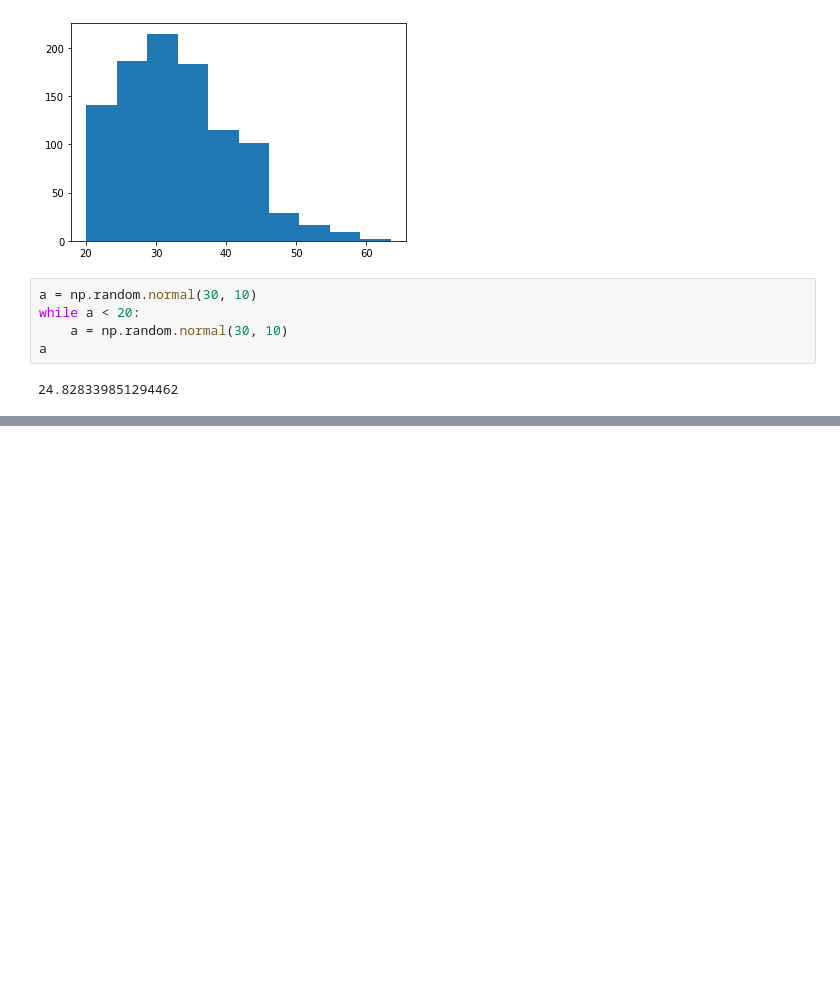
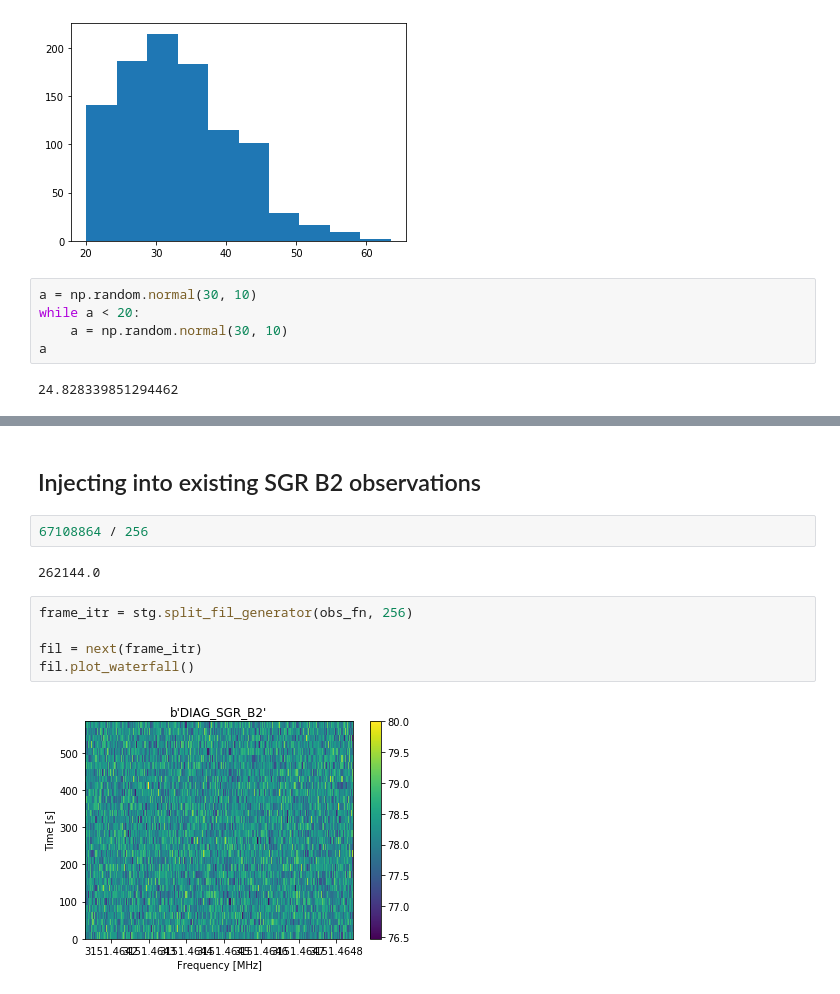
Before and after one commit to bbrzycki/bl-scint-analysis, a Jupyter notebook: generation/Add_Scintillation_to_Observations.ipynb, the cells around one changed output, grey strips where cells are left out. Cells and saved outputs as stored; diff of their text form; blank space fills up the shorter version.

```diff
--- a/generation/Add_Scintillation_to_Observations.ipynb
+++ b/generation/Add_Scintillation_to_Observations.ipynb
@@ -226 +321,14 @@ a
+# %% [markdown]
+## Injecting into existing SGR B2 observations
+# %%
+67108864 / 256
+# %% [output]
+262144.0
+# %%
+frame_itr = stg.split_fil_generator(obs_fn, 256)
+
+fil = next(frame_itr)
+fil.plot_waterfall()
+# %% [output]
+[figure, added]
 # %%
```
Also changed, not shown: parts of 13 cells of this notebook, 3 other files.
